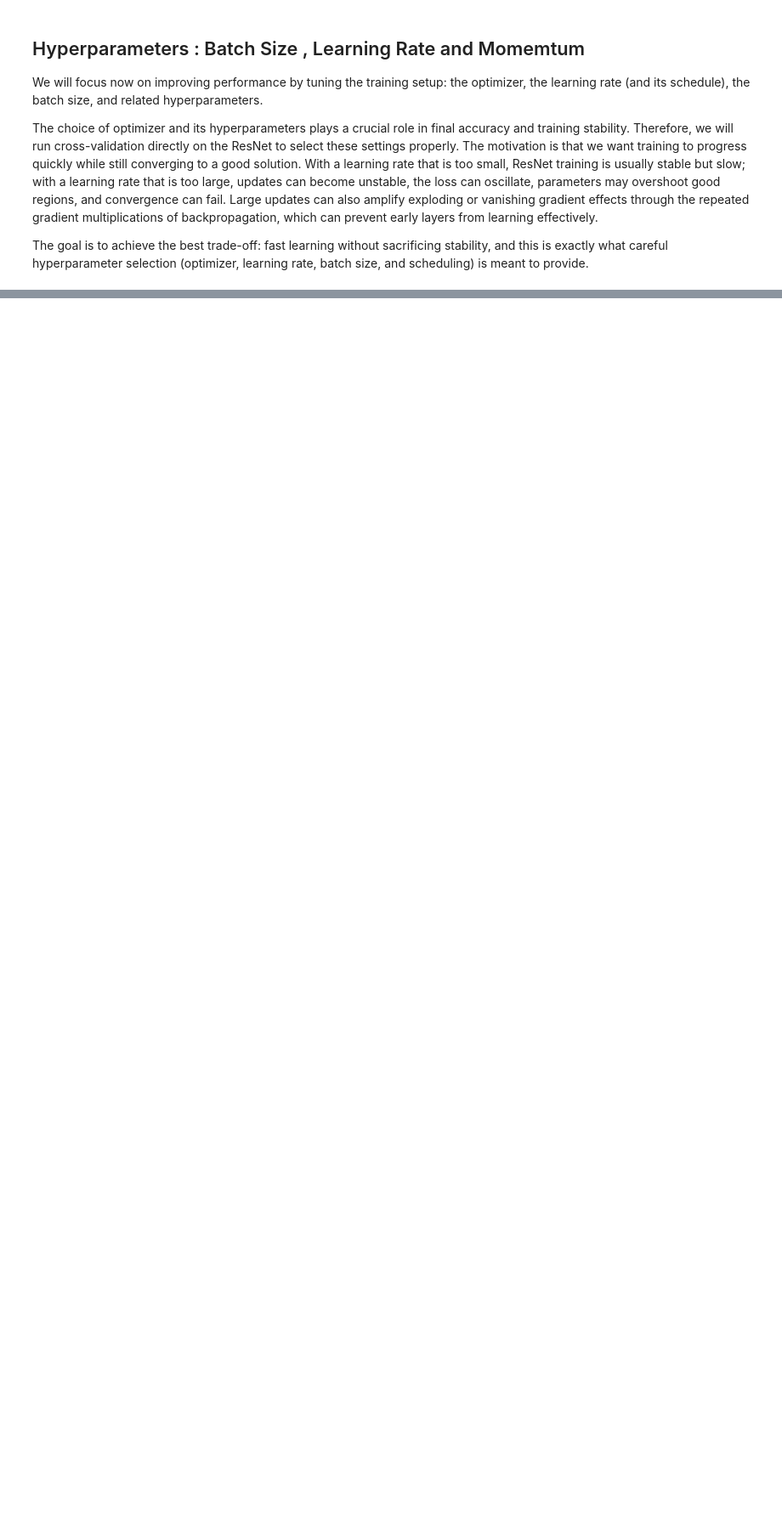
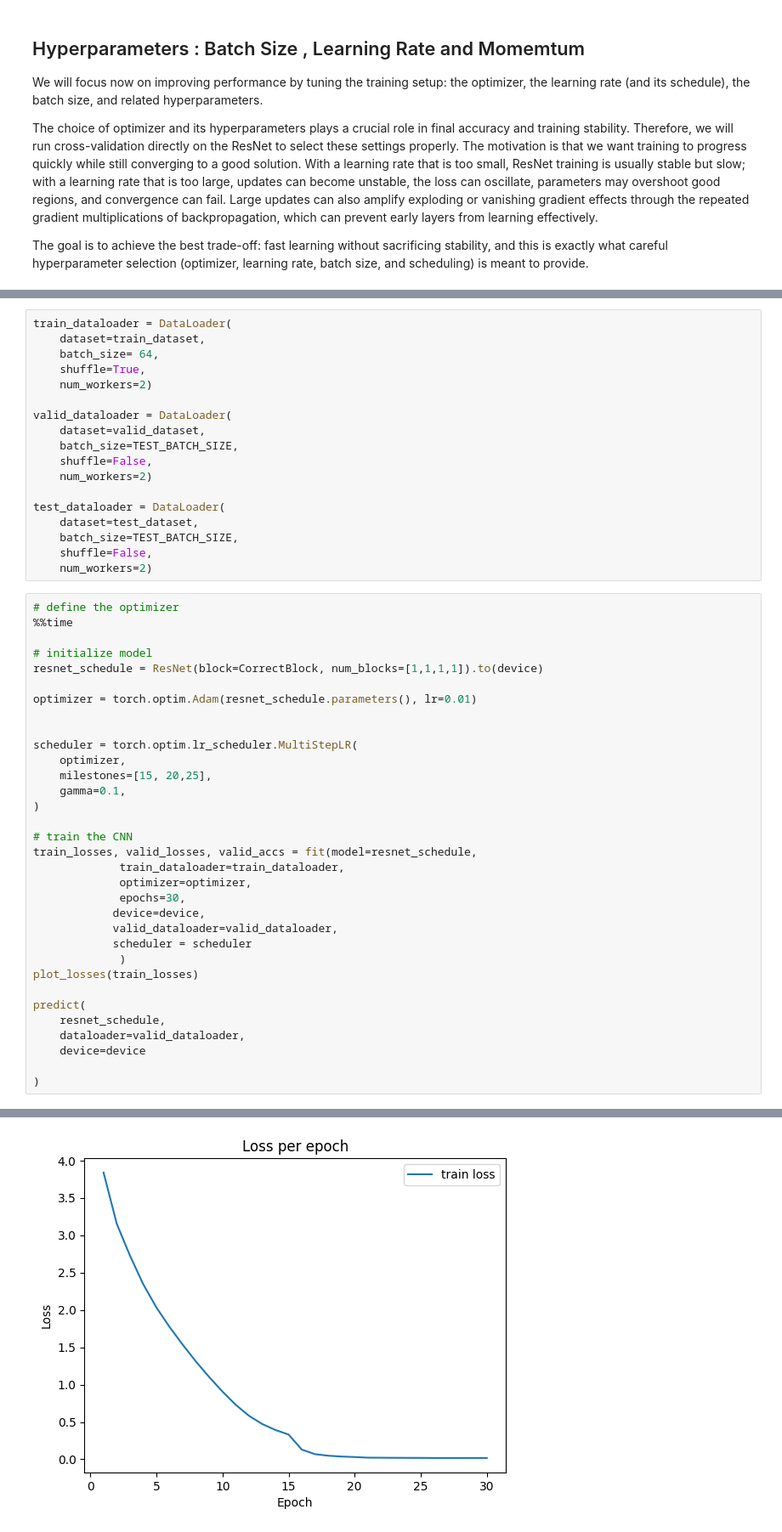
Before and after one commit to XavierMagbi/FundamentalLearningEPFL, a Jupyter notebook: HW3_practice/HW3_practical_ex.ipynb, the cells around one changed output, grey strips where cells are left out. Shown: that part at 85% size. Saved outputs shown, nothing was run; the diff lists cells and outputs as text; blank space fills up the shorter version.

```diff
--- a/HW3_practice/HW3_practical_ex.ipynb
+++ b/HW3_practice/HW3_practical_ex.ipynb
@@ -632,0 +950,52 @@ The model has too many parameters! Not allowed to evaluate.
+# %%
+train_dataloader = DataLoader(
+    dataset=train_dataset,
+    batch_size= 64,
+    shuffle=True,
+    num_workers=2)
+
+valid_dataloader = DataLoader(
+    dataset=valid_dataset,
+    batch_size=TEST_BATCH_SIZE,
+    shuffle=False,
+    num_workers=2)
+
+test_dataloader = DataLoader(
+    dataset=test_dataset,
+    batch_size=TEST_BATCH_SIZE,
+    shuffle=False,
+    num_workers=2)
+# %%
+# define the optimizer
+%%time
+
+# initialize model
+resnet_schedule = ResNet(block=CorrectBlock, num_blocks=[1,1,1,1]).to(device)
+
+optimizer = torch.optim.Adam(resnet_schedule.parameters(), lr=0.01)
+
+
+scheduler = torch.optim.lr_scheduler.MultiStepLR(
+    optimizer,
+    milestones=[15, 20,25],
+    gamma=0.1,
+)
+
+# train the CNN
+train_losses, valid_losses, valid_accs = fit(model=resnet_schedule,
+             train_dataloader=train_dataloader,
+             optimizer=optimizer,
+             epochs=30,
+            device=device,
+            valid_dataloader=valid_dataloader,
+            scheduler = scheduler
+             )
+plot_losses(train_losses)
+
+predict(
+    resnet_schedule,
+    dataloader=valid_dataloader,
+    device=device
+
+)
+# %% [output]
@@ -632,0 +1019 @@ The model has too many parameters! Not allowed to evaluate.
+[figure, added]
```
Also changed, not shown: parts of 50 cells of this notebook.
